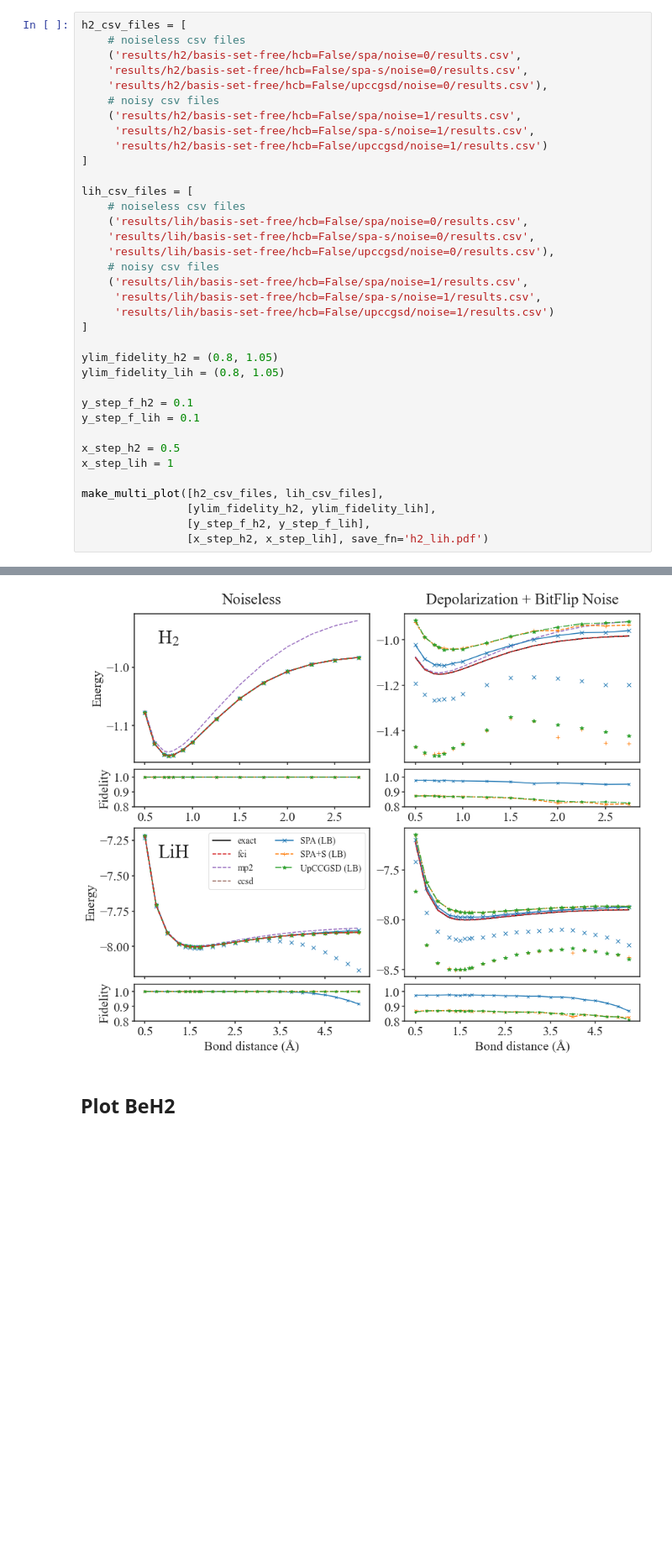
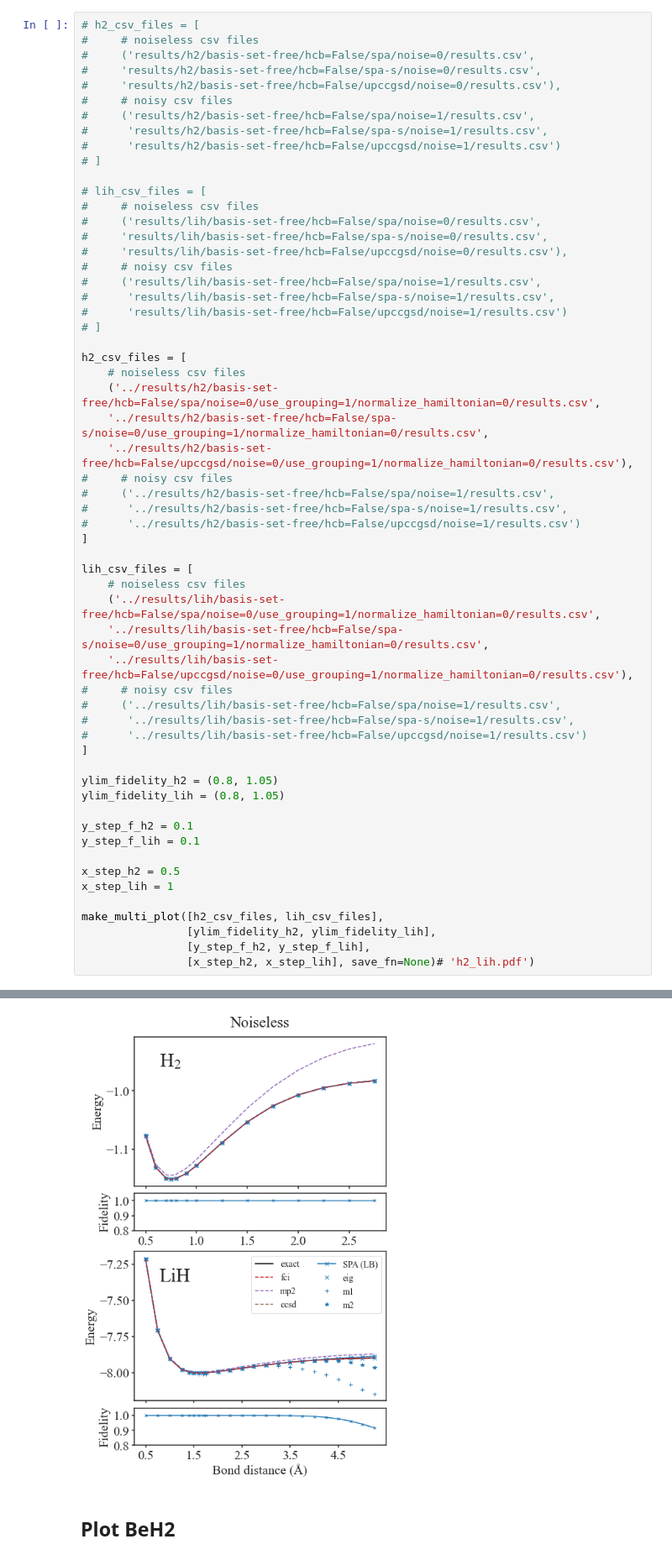
Before and after one commit to DS3Lab/robustness-intervals-quantum-measurements, a Jupyter notebook: make_plots.ipynb, the cells around one changed output, grey strips where cells are left out. Shown at 84% size. Saved outputs shown, nothing was run; the diff lists cells and outputs as text; blank space fills up the shorter version.

```diff
--- a/make_plots.ipynb
+++ b/make_plots.ipynb
@@ -164,26 +201,48 @@ def make_multi_plot(all_csv_files, all_ylim_fidelity, all_y_step_f, all_x_step,
             os.makedirs(save_dir)
         plt.savefig(os.path.join(save_dir, save_fn), dpi=250, bbox_inches='tight', pad_inches=0.1)
 # %%
+# h2_csv_files = [
+#     # noiseless csv files
+#     ('results/h2/basis-set-free/hcb=False/spa/noise=0/results.csv',
+#     'results/h2/basis-set-free/hcb=False/spa-s/noise=0/results.csv',
+#     'results/h2/basis-set-free/hcb=False/upccgsd/noise=0/results.csv'),
+#     # noisy csv files
+#     ('results/h2/basis-set-free/hcb=False/spa/noise=1/results.csv',
+#      'results/h2/basis-set-free/hcb=False/spa-s/noise=1/results.csv',
+#      'results/h2/basis-set-free/hcb=False/upccgsd/noise=1/results.csv')
+# ]
+
+# lih_csv_files = [
+#     # noiseless csv files
+#     ('results/lih/basis-set-free/hcb=False/spa/noise=0/results.csv',
+#     'results/lih/basis-set-free/hcb=False/spa-s/noise=0/results.csv',
+#     'results/lih/basis-set-free/hcb=False/upccgsd/noise=0/results.csv'),
+#     # noisy csv files
+#     ('results/lih/basis-set-free/hcb=False/spa/noise=1/results.csv',
+#      'results/lih/basis-set-free/hcb=False/spa-s/noise=1/results.csv',
+#      'results/lih/basis-set-free/hcb=False/upccgsd/noise=1/results.csv')
+# ]
+
 h2_csv_files = [
     # noiseless csv files
-    ('results/h2/basis-set-free/hcb=False/spa/noise=0/results.csv',
-    'results/h2/basis-set-free/hcb=False/spa-s/noise=0/results.csv',
-    'results/h2/basis-set-free/hcb=False/upccgsd/noise=0/results.csv'),
-    # noisy csv files
-    ('results/h2/basis-set-free/hcb=False/spa/noise=1/results.csv',
-     'results/h2/basis-set-free/hcb=False/spa-s/noise=1/results.csv',
-     'results/h2/basis-set-free/hcb=False/upccgsd/noise=1/results.csv')
+    ('../results/h2/basis-set-free/hcb=False/spa/noise=0/use_grouping=1/normalize_hamiltonian=0/results.csv',
+    '../results/h2/basis-set-free/hcb=False/spa-s/noise=0/use_grouping=1/normalize_hamiltonian=0/results.csv',
+    '../results/h2/basis-set-free/hcb=False/upccgsd/noise=0/use_grouping=1/normalize_hamiltonian=0/results.csv'),
+#     # noisy csv files
+#     ('../results/h2/basis-set-free/hcb=False/spa/noise=1/results.csv',
+#      '../results/h2/basis-set-free/hcb=False/spa-s/noise=1/results.csv',
+#      '../results/h2/basis-set-free/hcb=False/upccgsd/noise=1/results.csv')
 ]
 
 lih_csv_files = [
     # noiseless csv files
-    ('results/lih/basis-set-free/hcb=False/spa/noise=0/results.csv',
-    'results/lih/basis-set-free/hcb=False/spa-s/noise=0/results.csv',
-    'results/lih/basis-set-free/hcb=False/upccgsd/noise=0/results.csv'),
-    # noisy csv files
-    ('results/lih/basis-set-free/hcb=False/spa/noise=1/results.csv',
-     'results/lih/basis-set-free/hcb=False/spa-s/noise=1/results.csv',
-     'results/lih/basis-set-free/hcb=False/upccgsd/noise=1/results.csv')
+    ('../results/lih/basis-set-free/hcb=False/spa/noise=0/use_grouping=1/normalize_hamiltonian=0/results.csv',
+    '../results/lih/basis-set-free/hcb=False/spa-s/noise=0/use_grouping=1/normalize_hamiltonian=0/results.csv',
+    '../results/lih/basis-set-free/hcb=False/upccgsd/noise=0/use_grouping=1/normalize_hamiltonian=0/results.csv'),
+#     # noisy csv files
+#     ('../results/lih/basis-set-free/hcb=False/spa/noise=1/results.csv',
+#      '../results/lih/basis-set-free/hcb=False/spa-s/noise=1/results.csv',
+#      '../results/lih/basis-set-free/hcb=False/upccgsd/noise=1/results.csv')
 ]
 
 ylim_fidelity_h2 = (0.8, 1.05)
@@ -198,5 +257,5 @@ x_step_lih = 1
 make_multi_plot([h2_csv_files, lih_csv_files],
                 [ylim_fidelity_h2, ylim_fidelity_lih],
                 [y_step_f_h2, y_step_f_lih],
-                [x_step_h2, x_step_lih], save_fn='h2_lih.pdf')
+                [x_step_h2, x_step_lih], save_fn=None)# 'h2_lih.pdf')
 # %% [output]
@@ -203,4 +266,4 @@ make_multi_plot([h2_csv_files, lih_csv_files],
-[figure, old version]
+[figure, new version]
 # %% [markdown]
 ## Plot BeH2
 # %%
```
Also changed, not shown: parts of 3 cells of this notebook, 10 other files.
